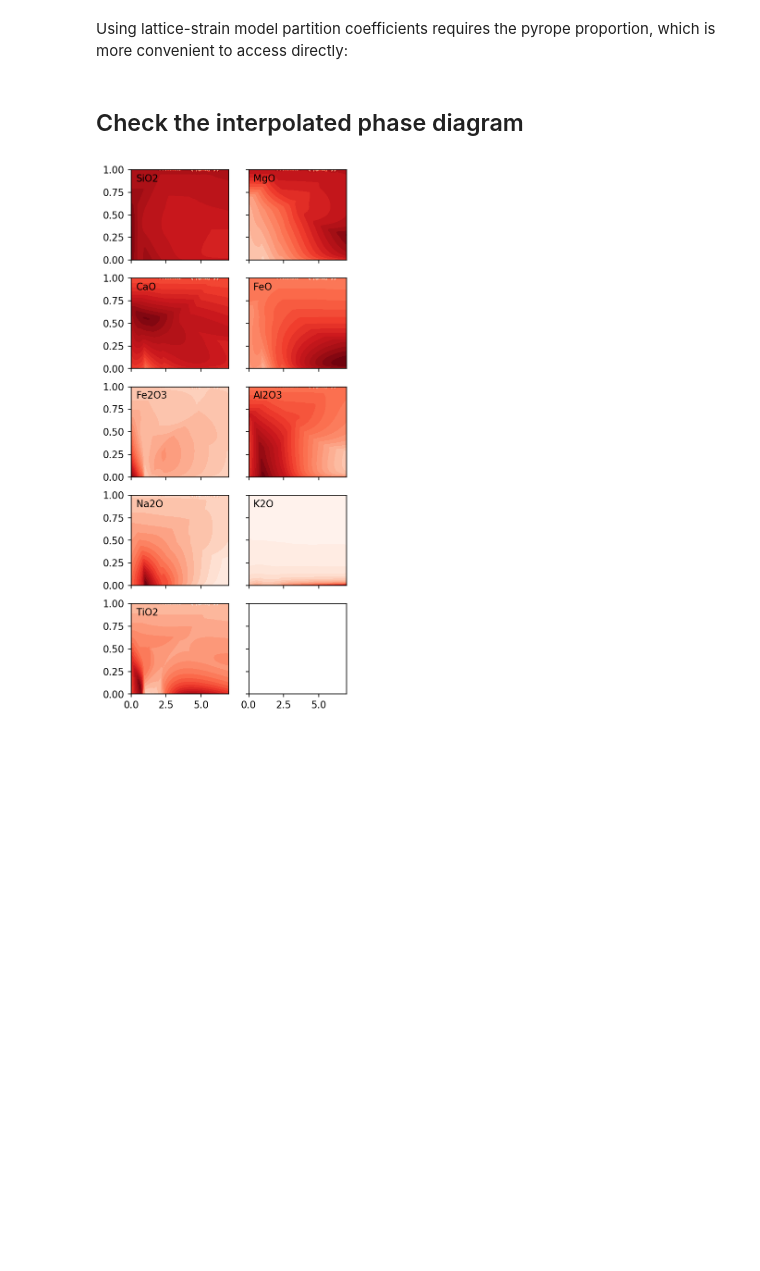
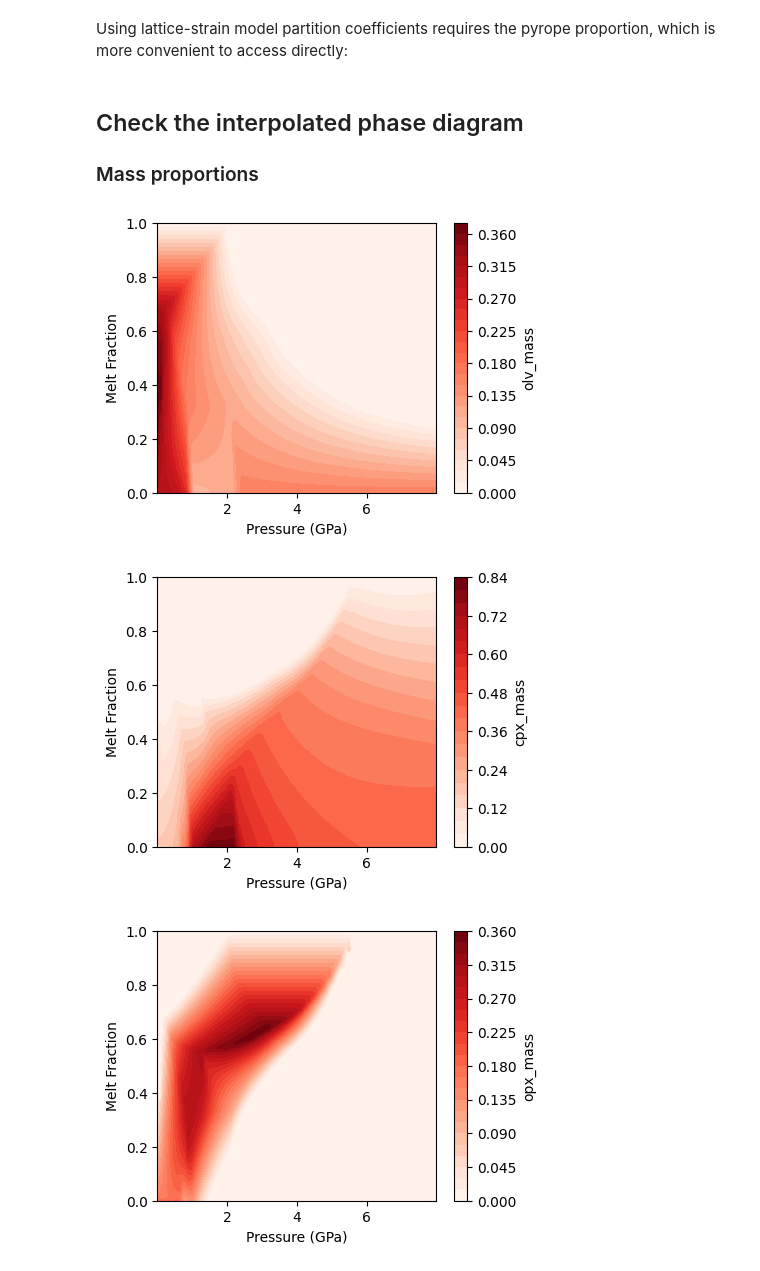
Before and after one commit to simonwmatthews/pyMelt, a Jupyter notebook: docs/phaseDiagrams/Import_thermocalc_kg1.ipynb, the cells around one changed output. Cells and saved outputs as stored; diff of their text form; code cells hidden in the pictures; blank space fills up the shorter version.

Commit message:
reformatting phaseDiagram notebooks

```diff
--- a/docs/phaseDiagrams/Import_thermocalc_kg1.ipynb
+++ b/docs/phaseDiagrams/Import_thermocalc_kg1.ipynb
@@ -23,9 +25,17 @@ kg1.head()
 # %%
 for col in kg1.columns:
     if col == 'plc':
-        kg1['pl'] = kg1['plc']
+        kg1['plg'] = kg1['plc']
+        kg1.drop('plc', axis=1, inplace=True)
     elif col[:3] == 'plc':
-        kg1['pl_'+col[4:]] = kg1[col]
+        kg1['plg_'+col[4:]] = kg1[col]
+        kg1.drop(col, axis=1, inplace=True)
+    elif col == 'ru':
+        kg1['rut'] = kg1['ru']
+        kg1.drop('ru', axis=1, inplace=True)
+    elif col[:2] == 'ru':
+        kg1['rut_'+col[4:]] = kg1[col]
+        kg1.drop(col, axis=1, inplace=True)
 # %% [markdown]
 Using lattice-strain model partition coefficients requires the pyrope proportion, which is more convenient to access directly:
 # %%
@@ -54,2 +53,2 @@ kg1['liq_Mg#'] = kg1['liq_mgM'] / (kg1['liq_mgM'] + kg1['liq_feM'])
 # %%
-kg1_grid = phaseDiagramTools.gridsThermocalc(kg1, phases=['ol', 'opx', 'cpx', 'spn', 'g', 'ru', 'liq', 'pl'])
+kg1_grid = phaseDiagramTools.gridsThermocalc(kg1, phases=['olv', 'opx', 'cpx', 'spn', 'grt', 'rut', 'liq', 'plg'])
@@ -65,2 +55,2 @@ vars_edge_vals = ['g_pyrope', 'g_grossular', 'g_almandine', 'g_uvarovite', 'g_sp
 # %%
-phased = phaseDiagramTools.phaseDiagram(kg1_grid, parameters, vars_edge_vals=vars_edge_vals)
+phased = phaseDiagramTools.phaseDiagram(kg1_grid)
@@ -67,27 +61,14 @@ phased = phaseDiagramTools.phaseDiagram(kg1_grid, parameters, vars_edge_vals=var
 # %% [markdown]
 ## Check the interpolated phase diagram
+
+### Mass proportions
 # %%
-oxides = ['SiO2', 'MgO', 'CaO', 'FeO', 'Fe2O3', 'Al2O3', 'Na2O', 'K2O', 'TiO2']
-p = np.linspace(0, 7, 100)
-f = np.linspace(0, 1, 100)
+phases = ['olv', 'cpx', 'opx', 'grt', 'spn', 'plg']
 
-pp, ff = np.meshgrid(p, f)
-
-cc = np.zeros(np.shape(pp))
-
-f, a = plt.subplots(5, 2, dpi=150, figsize=[4, 10], sharex='col', sharey='row')
-a = np.ravel(a).tolist()
-
-
-for n in range(len(oxides)):
-    for i in range(np.shape(pp)[0]):
-        for j in range(np.shape(pp)[1]):
-            state = pd.Series({'P': pp[i,j],'F': ff[i,j]})
-            cc[i,j] = phased('liq_' + oxides[n] + '_wtpt', state)
-
-    a[n].contourf(pp, ff, cc, levels=25, cmap=plt.cm.Reds)
-    a[n].text(0.05, 0.95, oxides[n], transform=a[n].transAxes, va='top', ha='left')
-
-plt.show()
+for ph in phases:
+    f, a = phased.plot_TxSection(ph + '_mass', mask_mineral_out=False)
+    plt.show()
 # %% [output]
-[figure, old version]
+[figure, new version]
+[figure, added]
+[figure, added]
```
Also changed, not shown: parts of 9 cells of this notebook, 6 other files.
